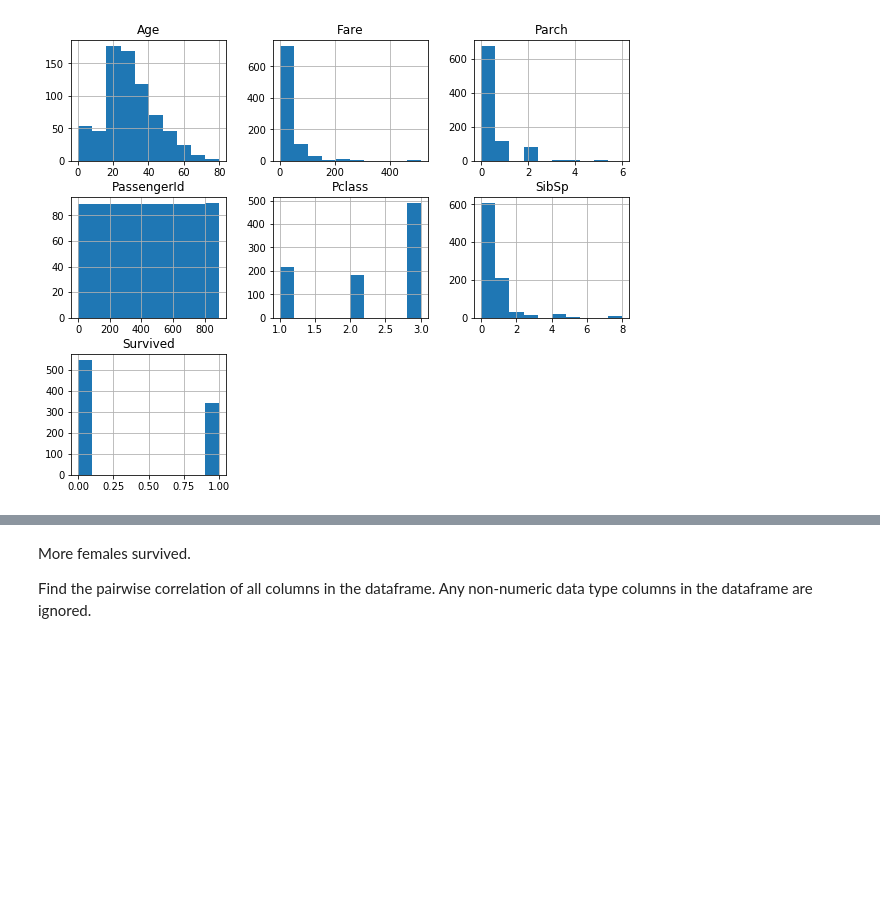
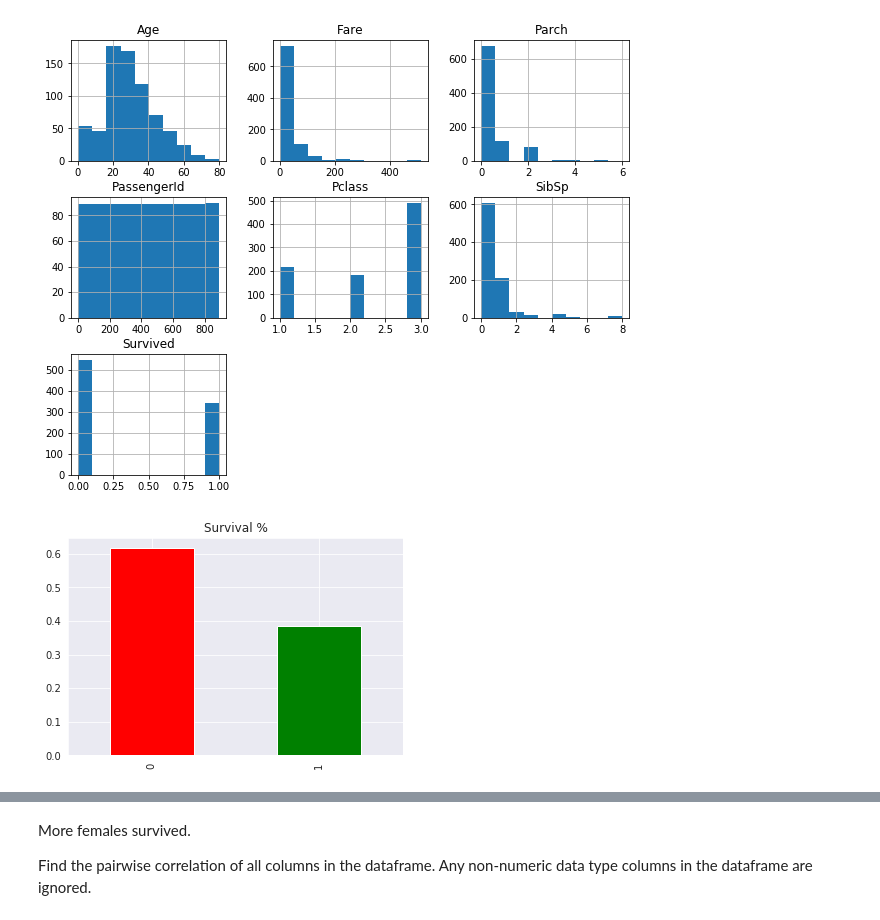
Before and after one commit to datalass1/100-days-of-code, a Jupyter notebook: notebooks/Day-27-and-28-Titanic-Kaggle-competition.ipynb, the cells around one changed output, grey strips where cells are left out. Saved outputs shown, nothing was run; the diff lists cells and outputs as text; code cells hidden in the pictures; blank space fills up the shorter version.

```diff
--- a/notebooks/Day-27-and-28-Titanic-Kaggle-competition.ipynb
+++ b/notebooks/Day-27-and-28-Titanic-Kaggle-competition.ipynb
@@ -62,6 +62,13 @@ dtype: object
 train_data.hist(figsize=(10,8));
 # %% [output]
 [figure]
+# %%
+(train_data.Survived
+         .value_counts(normalize=True)
+         .plot(kind='bar', color=['R', 'G']))
+plt.title('Survival %');
+# %% [output]
+[figure, added]
 # %%
 plt.figure(figsize=(8,5))
 (train_data.Sex[train_data.Survived == 1]
```
Also changed, not shown: parts of 2 cells of this notebook.
